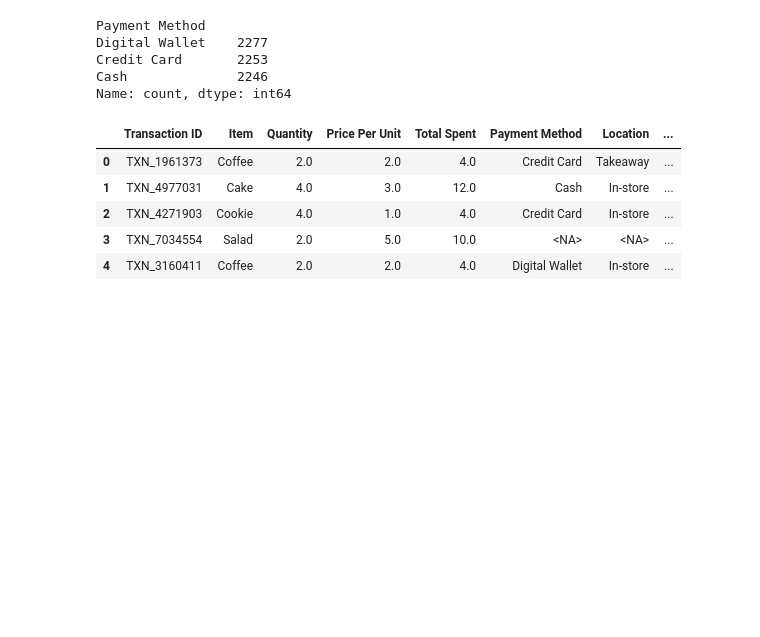
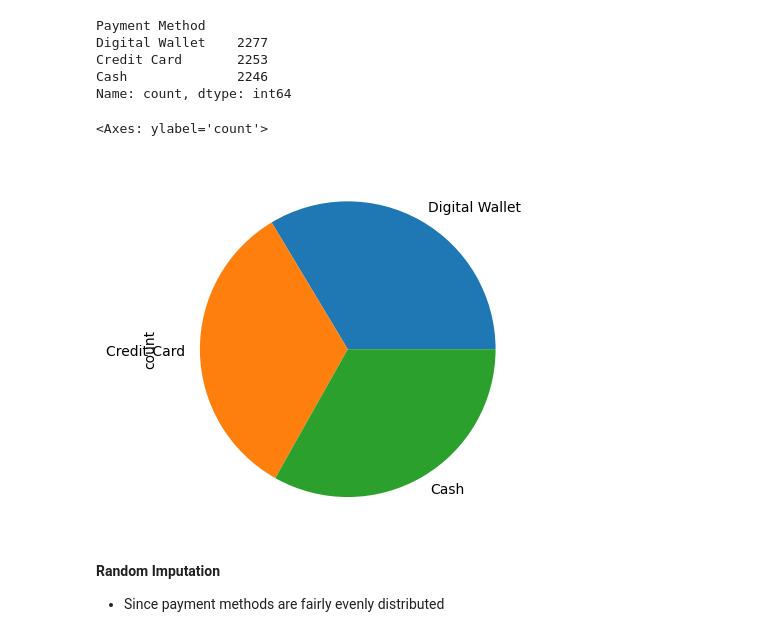
Before and after one commit to Naveen-Dilsh/Cafe_Sales_EDA, a Jupyter notebook: 0_handle_missing_values.ipynb, the cells around one changed output. Drawn from its saved outputs; the diff is of its cells as text; code cells hidden in the pictures; blank space fills up the shorter version.

Commit message:
Removed Missing values

```diff
--- a/0_handle_missing_values.ipynb
+++ b/0_handle_missing_values.ipynb
@@ -276,12 +278,11 @@ Digital Wallet    2277
 Credit Card       2253
 Cash              2246
 Name: count, dtype: int64
-# %%
-df_clean.head()
-# %% [output]
-|  | Transaction ID | Item | Quantity | Price Per Unit | Total Spent | Payment Method | Location | ... |
-| 0 | TXN_1961373 | Coffee | 2.0 | 2.0 | 4.0 | Credit Card | Takeaway | ... |
-| 1 | TXN_4977031 | Cake | 4.0 | 3.0 | 12.0 | Cash | In-store | ... |
-| 2 | TXN_4271903 | Cookie | 4.0 | 1.0 | 4.0 | Credit Card | In-store | ... |
-| 3 | TXN_7034554 | Salad | 2.0 | 5.0 | 10.0 | <NA> | <NA> | ... |
-| 4 | TXN_3160411 | Coffee | 2.0 | 2.0 | 4.0 | Digital Wallet | In-store | ... |
+# %%
+df_clean["Payment Method"].value_counts().plot(kind="pie")
+# %% [output]
+<Axes: ylabel='count'>
+[figure, added]
+# %% [markdown]
+**Random Imputation**
+- Since payment methods are fairly evenly distributed
```
Also changed, not shown: parts of 15 cells of this notebook, 1 other file.
